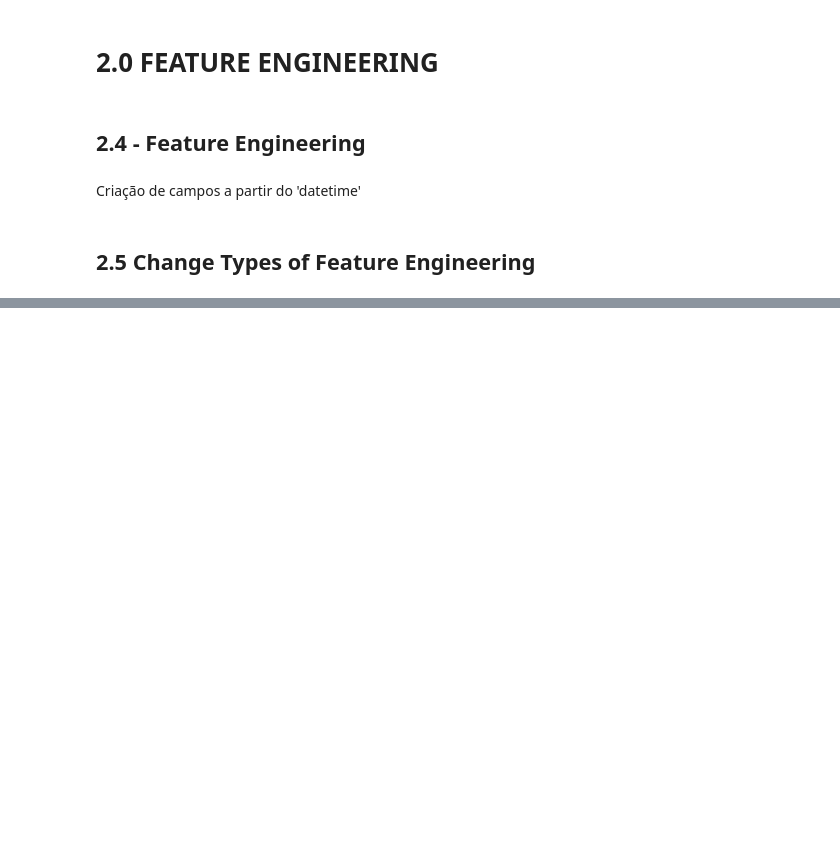
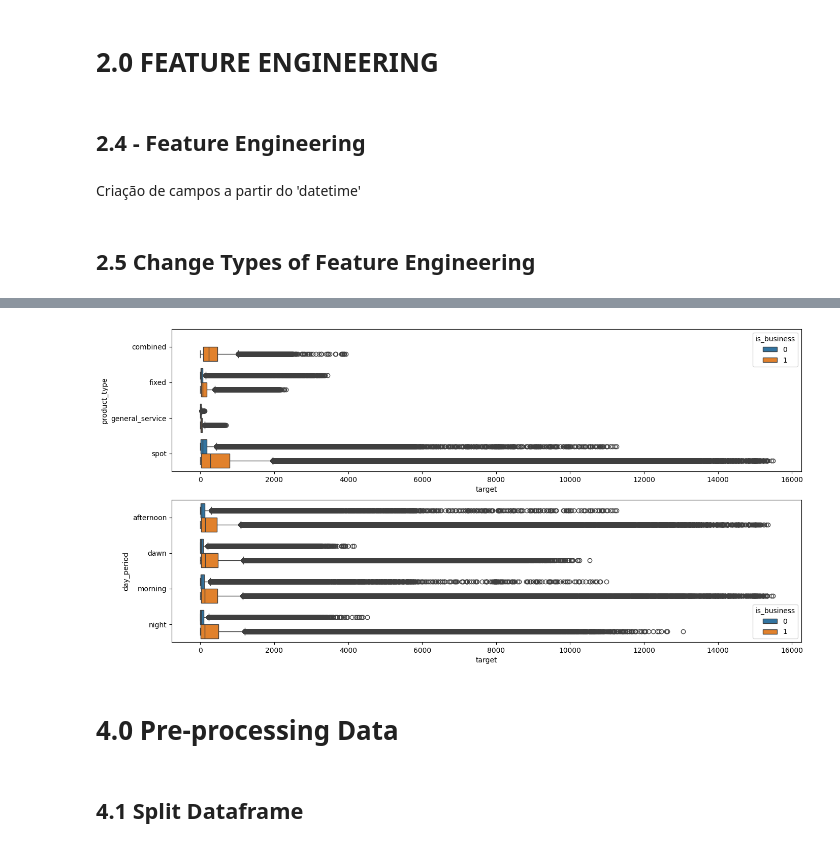
Before and after one commit to victor-vilela/enefit, a Jupyter notebook: notebooks/01-vvo-data-project copy.ipynb, the cells around one changed output, grey strips where cells are left out. Saved outputs shown, nothing was run; the diff lists cells and outputs as text; code cells hidden in the pictures; blank space fills up the shorter version.

```diff
--- a/notebooks/01-vvo-data-project copy.ipynb
+++ b/notebooks/01-vvo-data-project copy.ipynb
@@ -391,0 +302,16 @@ lr_result_cv
+# %%
+aux1 = df3_train[df3_train['target'] > 0]
+
+plt.figure(figsize = (16,8))
+
+plt.subplot(2, 1, 1)
+sns.boxplot( y='product_type', x='target', data=aux1, hue="is_business")
+
+plt.subplot(2, 1, 2)
+sns.boxplot( y='day_period', x='target', data=aux1, hue="is_business");
+# %% [output]
+[figure, added]
+# %% [markdown]
+# 4.0 Pre-processing Data
+# %% [markdown]
+## 4.1 Split Dataframe
```
Also changed, not shown: parts of 61 cells of this notebook.
